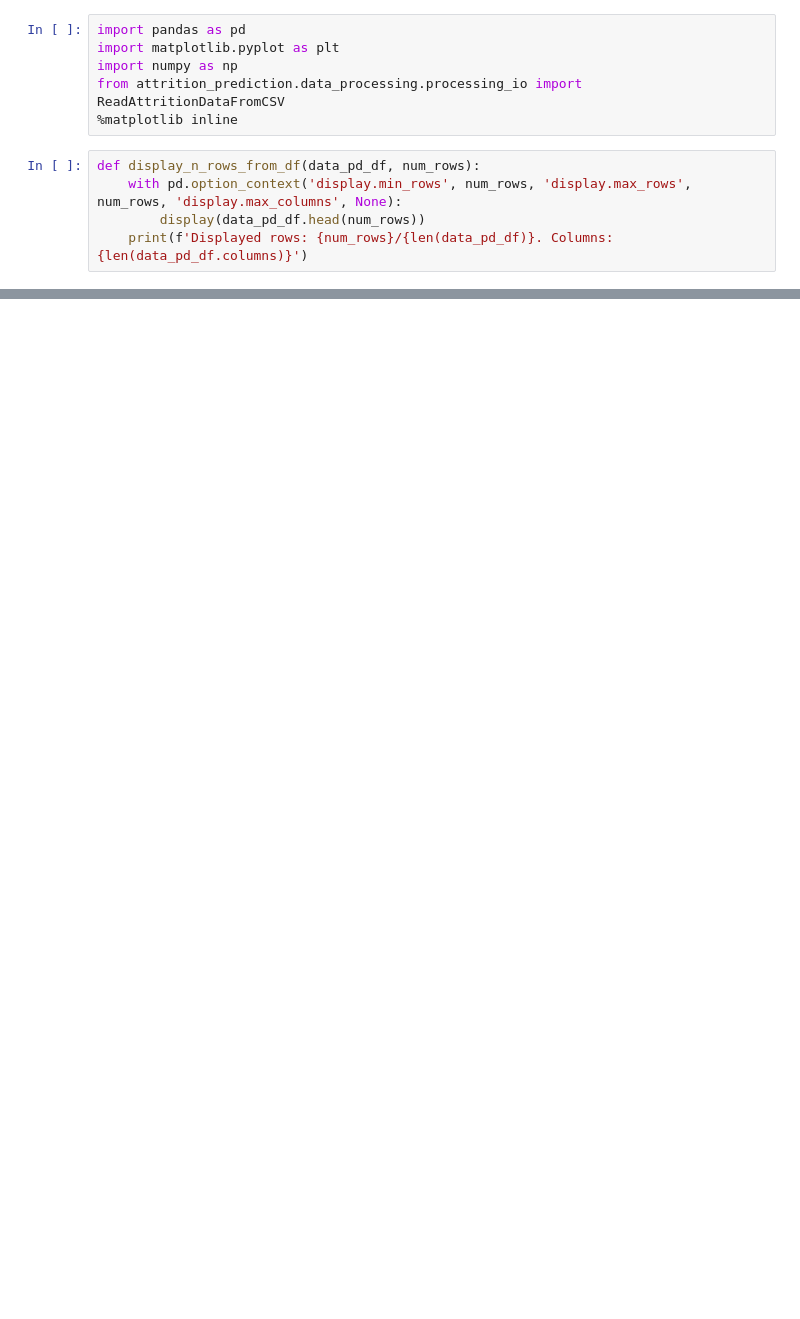
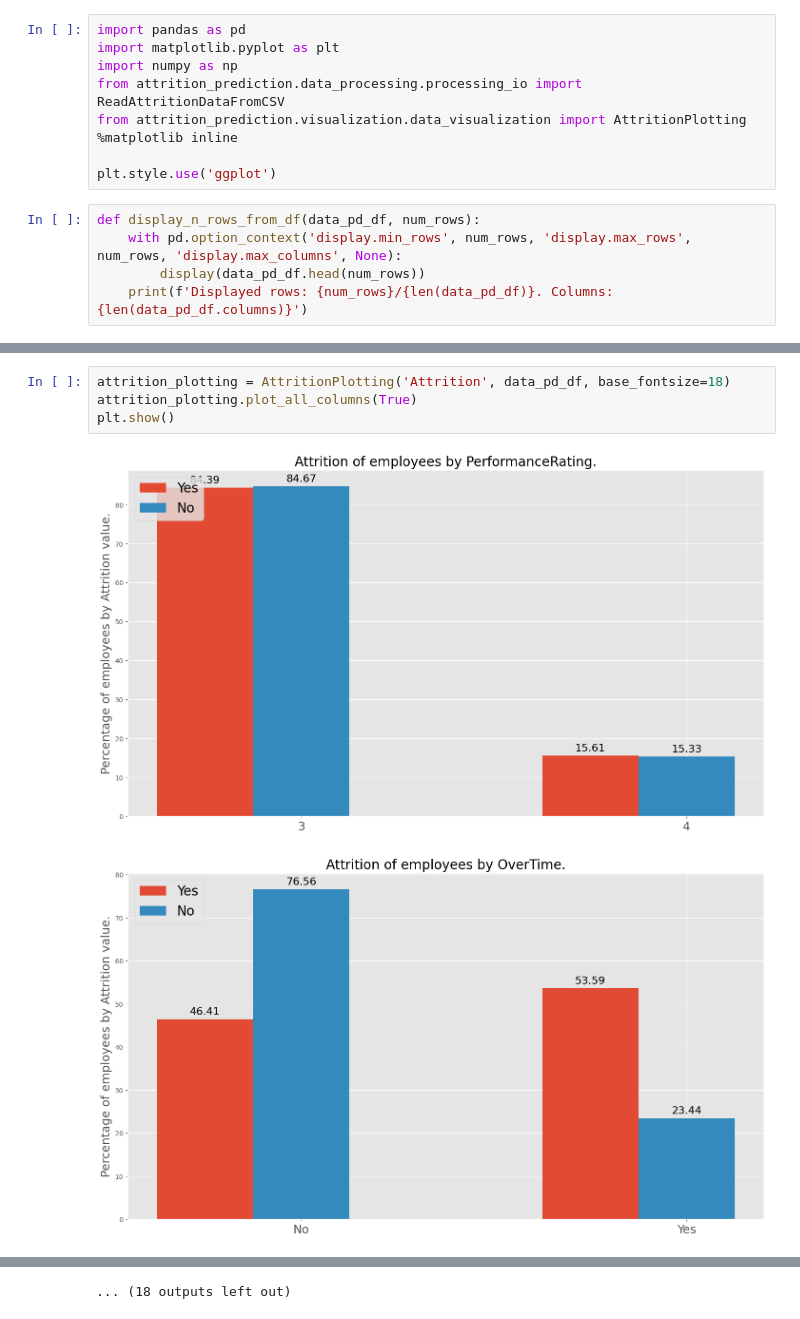
Before and after one commit to aponcedeleonch/attrition_prediction, a Jupyter notebook: presentation.ipynb, the cells around one changed output, grey strips where cells are left out. Cells and saved outputs as stored; diff of their text form; blank space fills up the shorter version.

Commit message:
Plotted all fields in data

```diff
--- a/presentation.ipynb
+++ b/presentation.ipynb
@@ -3,7 +6,10 @@ import pandas as pd
 import matplotlib.pyplot as plt
 import numpy as np
 from attrition_prediction.data_processing.processing_io import ReadAttritionDataFromCSV
+from attrition_prediction.visualization.data_visualization import AttritionPlotting
 %matplotlib inline
+
+plt.style.use('ggplot')
 # %%
 def display_n_rows_from_df(data_pd_df, num_rows):
     with pd.option_context('display.min_rows', num_rows, 'display.max_rows', num_rows, 'display.max_columns', None):
@@ -60,0 +53,7 @@ plt.show()
+# %%
+attrition_plotting = AttritionPlotting('Attrition', data_pd_df, base_fontsize=18)
+attrition_plotting.plot_all_columns(True)
+plt.show()
+# %% [output]
+[figure, added]
+[figure, added]
@@ -60,0 +70 @@ plt.show()
+... (18 outputs left out)
```
Also changed, not shown: parts of 7 cells of this notebook, 2 other files.
